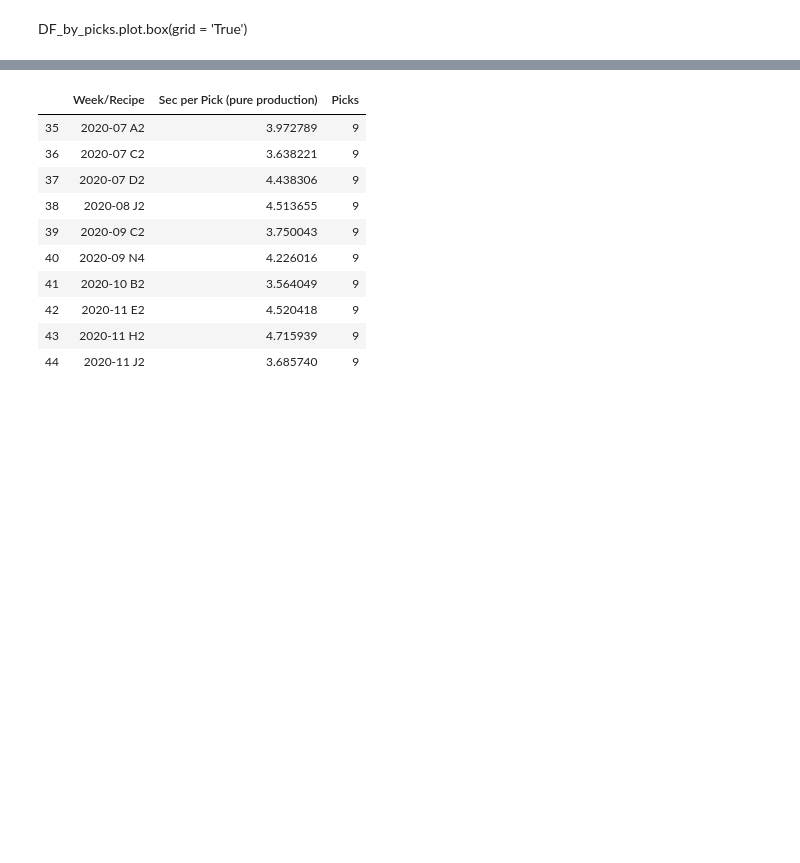
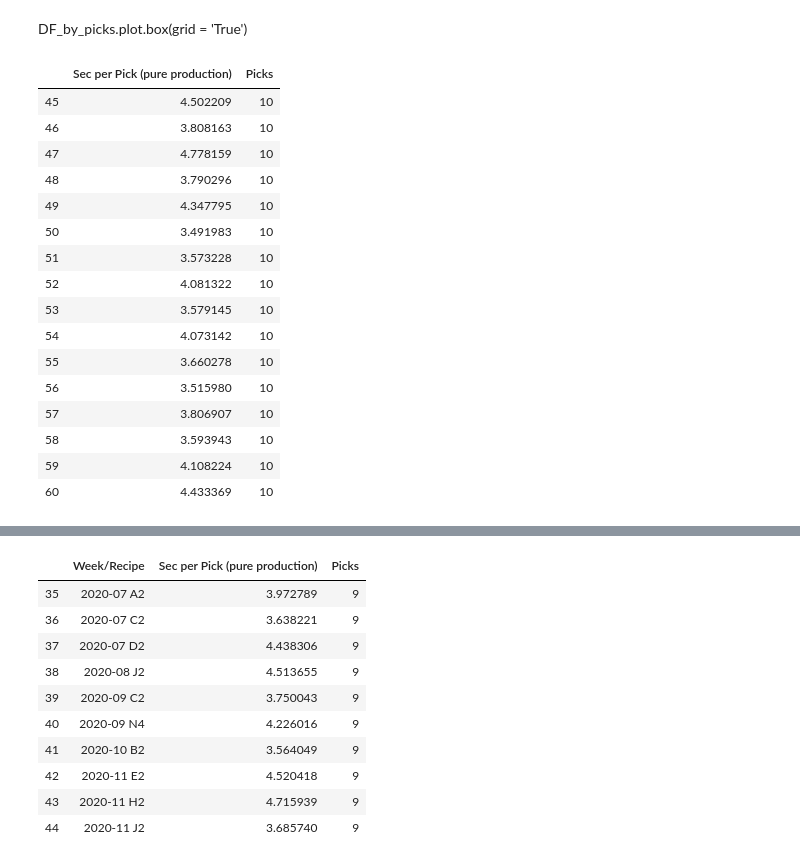
Before and after one commit to QPeiran/PythonStatistics, a Jupyter notebook: TestEnv.ipynb, the cells around one changed output, grey strips where cells are left out. Drawn from its saved outputs; the diff is of its cells as text; code cells hidden in the pictures; blank space fills up the shorter version.

```diff
--- a/TestEnv.ipynb
+++ b/TestEnv.ipynb
@@ -93,4 +93,24 @@ print(DF_by_picks)
 [118 rows x 34 columns]
 # %% [markdown]
 DF_by_picks.plot.box(grid = 'True')
+# %%
+DataFrameDict[10]
+# %% [output]
+|  | Sec per Pick (pure production) | Picks |
+| 45 | 4.502209 | 10 |
+| 46 | 3.808163 | 10 |
+| 47 | 4.778159 | 10 |
+| 48 | 3.790296 | 10 |
+| 49 | 4.347795 | 10 |
+| 50 | 3.491983 | 10 |
+| 51 | 3.573228 | 10 |
+| 52 | 4.081322 | 10 |
+| 53 | 3.579145 | 10 |
+| 54 | 4.073142 | 10 |
+| 55 | 3.660278 | 10 |
+| 56 | 3.515980 | 10 |
+| 57 | 3.806907 | 10 |
+| 58 | 3.593943 | 10 |
+| 59 | 4.108224 | 10 |
+| 60 | 4.433369 | 10 |
 # %%
```
Also changed, not shown: parts of 1 cell of this notebook, 1 other file.
